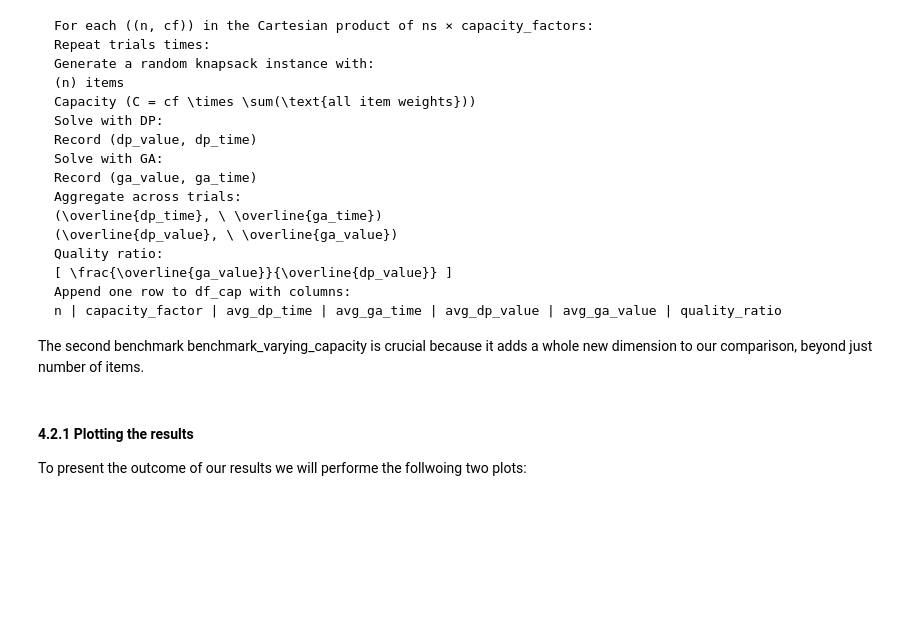
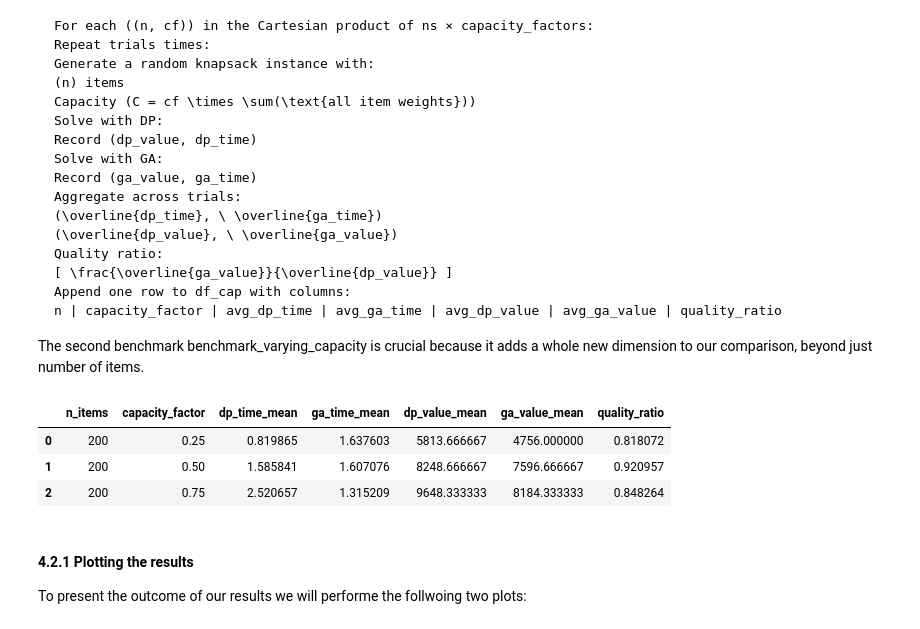
Before and after one commit to i11g/Math-Project, a Jupyter notebook: Math Project.ipynb, the cells around one changed output. Cells and saved outputs as stored; diff of their text form; code cells hidden in the pictures; blank space fills up the shorter version.

```diff
--- a/Math Project.ipynb
+++ b/Math Project.ipynb
@@ -601,38 +612,43 @@ def run_ga(weights, values, capacity, params):
 
 def benchmark_varying_capacity(ns, capacity_factors, repeats=3, ga_params=None):
     if ga_params is None: ga_params = {
-            'population_size': 100,
-            'num_generations': 200,
+            'population_size': 200,
+            'num_generations': 500,
             'mutation_rate': 0.01,
-            'tournament_size': 3,
+            'tournament_size': 5,
             'elitism': True }
     records = []
     for n in ns:
         for cf in capacity_factors:
             dp_times, ga_times = [], []
             dp_vals, ga_vals = [], []
             for _ in range(repeats):
                 w, v, C = generate_knapsack_instance(n, capacity_factor=cf)
                 val_dp, _, t_dp = run_dp(w, v, C)
                 val_ga, _, t_ga = run_ga(w, v, C, ga_params)
                 dp_times.append(t_dp); dp_vals.append(val_dp)
                 ga_times.append(t_ga); ga_vals.append(val_ga)
             records.append({
                 'n_items': n,
                 'capacity_factor': cf,
                 'dp_time_mean': np.mean(dp_times),
                 'ga_time_mean': np.mean(ga_times),
                 'dp_value_mean': np.mean(dp_vals),
                 'ga_value_mean': np.mean(ga_vals),
                 'quality_ratio': np.mean(ga_vals) / np.mean(dp_vals)
             })
     return pd.DataFrame(records)
 
 # Example usage:
-ns = [20, 50, 100, 200, 300]
+ns = [200]
 cfs = [0.25, 0.5, 0.75]
 df_cap = benchmark_varying_capacity(ns, cfs, repeats=3, ga_params=ga_params)
 display(df_cap)
+# %% [output]
+|  | n_items | capacity_factor | dp_time_mean | ga_time_mean | dp_value_mean | ga_value_mean | quality_ratio |
+| 0 | 200 | 0.25 | 0.819865 | 1.637603 | 5813.666667 | 4756.000000 | 0.818072 |
+| 1 | 200 | 0.50 | 1.585841 | 1.607076 | 8248.666667 | 7596.666667 | 0.920957 |
+| 2 | 200 | 0.75 | 2.520657 | 1.315209 | 9648.333333 | 8184.333333 | 0.848264 |
 # %% [markdown]
 #### 4.2.1 Plotting the results
 To present the outcome of our results we will performe the follwoing two plots:
```
Also changed, not shown: parts of 14 cells of this notebook, 13 other files.
